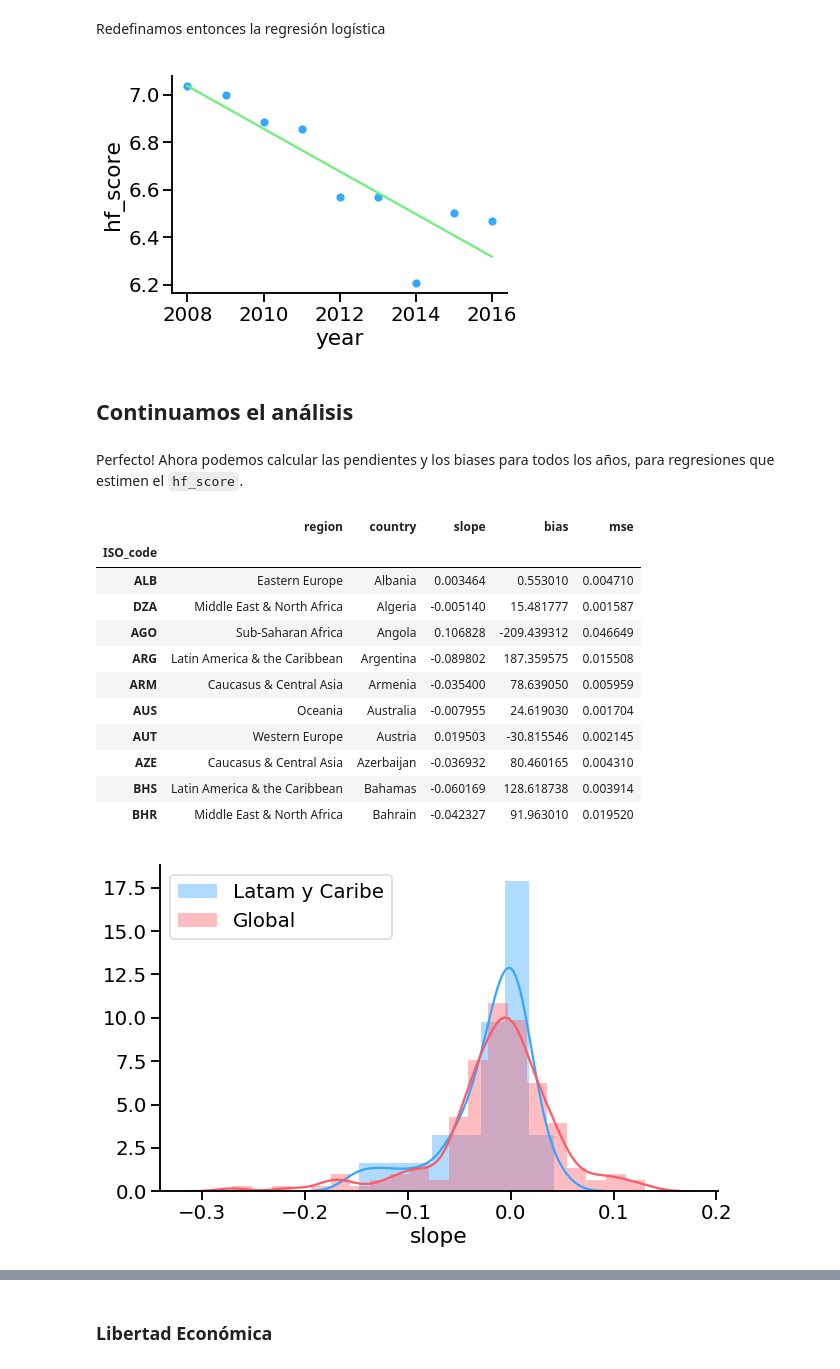
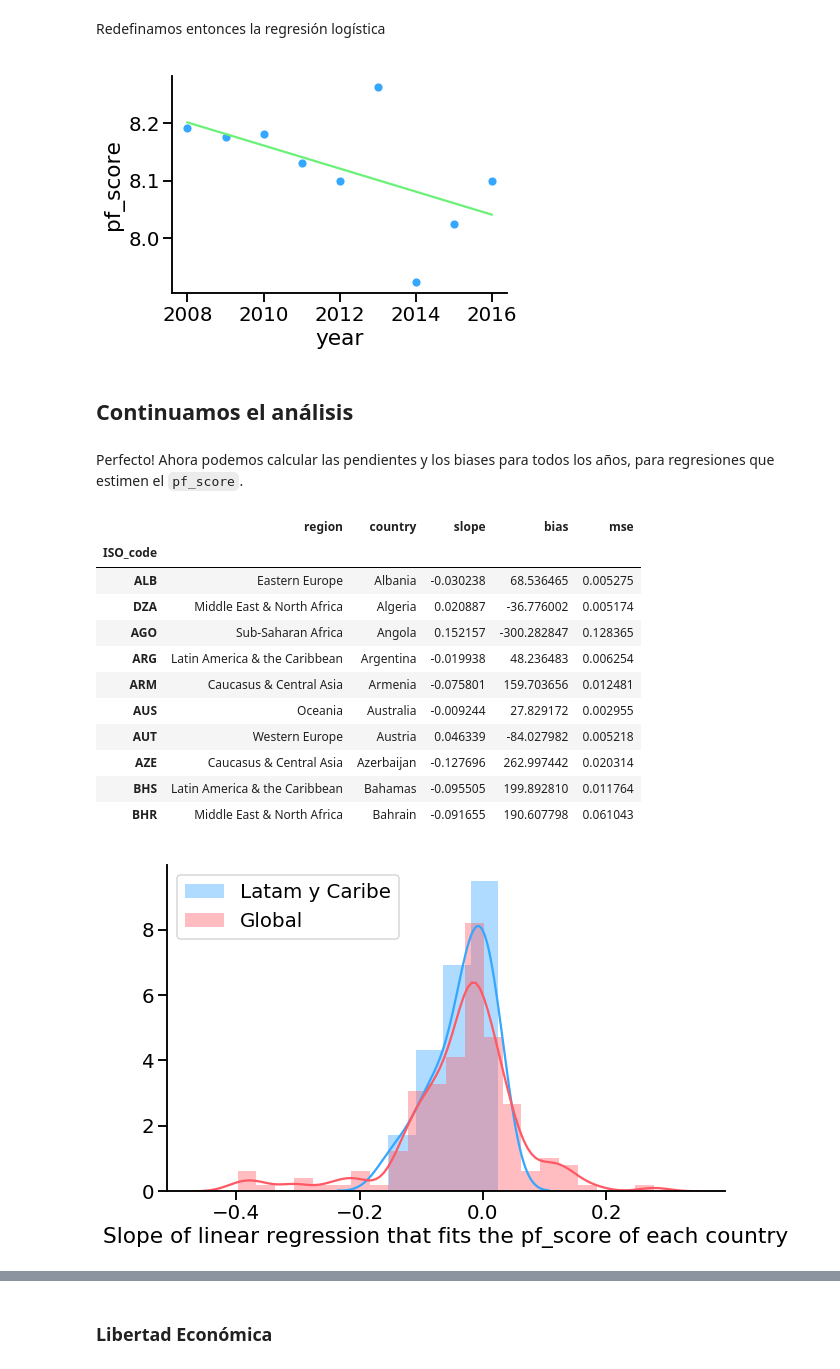
Before and after one commit to DiploDatos/AnalisisyVisualizacion, a Jupyter notebook: 03_regresion_lineal.ipynb, the cells around one changed output, grey strips where cells are left out. Drawn from its saved outputs; the diff is of its cells as text; code cells hidden in the pictures.

```diff
--- a/03_regresion_lineal.ipynb
+++ b/03_regresion_lineal.ipynb
@@ -143,9 +156,10 @@ def estimate_params(X_y, X_e):
     b = numpy.mean(X_e) - a * numpy.mean(X_y)
     return a, b
 # %%
-# Asumimos que todos los registros que tienen hf_score tienen el año.
+# Asumimos que todos los registros que tienen pf_score tienen el año.
 a, b = estimate_params(
-    dataset[(dataset.ISO_code == 'ARG') & (dataset.hf_score.notnull())].year.dropna(),
-    dataset[dataset.ISO_code == 'ARG'].hf_score)
+    dataset[(dataset.ISO_code == 'ARG') &
+            (dataset.pf_score.notnull())].year.dropna(),
+    dataset[dataset.ISO_code == 'ARG'].pf_score)
 a, b
 # %% [output]
@@ -179,15 +195,16 @@ def linear_regression(x_y, a, b):
     return a * x_y + b
 # %%
 regplot2(dataset[dataset.ISO_code == 'ARG'],
-         x='year', y='hf_score', reg_func=linear_regression, a=a, b=b)
+         x='year', y='pf_score', reg_func=linear_regression,
+         a=a, b=b)
 # %% [output]
-[figure, old version]
+[figure, new version]
 # %% [markdown]
 ## Continuamos el análisis
 # %% [markdown]
-Perfecto! Ahora podemos calcular las pendientes y los biases para todos los años, para regresiones que estimen el `hf_score`.
+Perfecto! Ahora podemos calcular las pendientes y los biases para todos los años, para regresiones que estimen el `pf_score`.
 # %%
-def build_regressions(data, x_var='year', y_var='hf_score'):
+def build_regressions(data, x_var='year', y_var='pf_score'):
     records = []
     for code in data.ISO_code.unique():
         record = [code, data[data.ISO_code == code].region.values[0],
@@ -196,7 +213,8 @@ def build_regressions(data, x_var='year', y_var='hf_score'):
         # Comprobamos que hay datos en el intervalo
         if len(y_data) <= 1:
             continue
-        x_data = data[(data.ISO_code == code) & (data[y_var].notnull())][x_var].dropna()
+        x_data = data[(data.ISO_code == code) &
+                      (data[y_var].notnull())][x_var].dropna()
         # Estimamos los parámetros
         a, b = estimate_params(x_data, y_data)
         # Calculamos el error cuadrático medio de la regresión lineal estimada
@@ -207,34 +225,36 @@ def build_regressions(data, x_var='year', y_var='hf_score'):
         # Agregamos el registro
         records.append(record)
     return pandas.DataFrame.from_records(
-        records, columns=['ISO_code', 'region', 'country', 'slope', 'bias', 'mse']
+        records, columns=['ISO_code', 'region', 'country',
+                          'slope', 'bias', 'mse']
     )
 # %%
-hf_regressions = build_regressions(dataset).set_index('ISO_code')
-hf_regressions[:10]
+pf_regressions = build_regressions(dataset).set_index('ISO_code')
+pf_regressions[:10]
 # %% [output]
 |  | region | country | slope | bias | mse |
 | ISO_code |  |  |  |  |  |
-| ALB | Eastern Europe | Albania | 0.003464 | 0.553010 | 0.004710 |
-| DZA | Middle East & North Africa | Algeria | -0.005140 | 15.481777 | 0.001587 |
-| AGO | Sub-Saharan Africa | Angola | 0.106828 | -209.439312 | 0.046649 |
-| ARG | Latin America & the Caribbean | Argentina | -0.089802 | 187.359575 | 0.015508 |
-| ARM | Caucasus & Central Asia | Armenia | -0.035400 | 78.639050 | 0.005959 |
-| AUS | Oceania | Australia | -0.007955 | 24.619030 | 0.001704 |
-| AUT | Western Europe | Austria | 0.019503 | -30.815546 | 0.002145 |
-| AZE | Caucasus & Central Asia | Azerbaijan | -0.036932 | 80.460165 | 0.004310 |
-| BHS | Latin America & the Caribbean | Bahamas | -0.060169 | 128.618738 | 0.003914 |
-| BHR | Middle East & North Africa | Bahrain | -0.042327 | 91.963010 | 0.019520 |
+| ALB | Eastern Europe | Albania | -0.030238 | 68.536465 | 0.005275 |
+| DZA | Middle East & North Africa | Algeria | 0.020887 | -36.776002 | 0.005174 |
+| AGO | Sub-Saharan Africa | Angola | 0.152157 | -300.282847 | 0.128365 |
+| ARG | Latin America & the Caribbean | Argentina | -0.019938 | 48.236483 | 0.006254 |
+| ARM | Caucasus & Central Asia | Armenia | -0.075801 | 159.703656 | 0.012481 |
+| AUS | Oceania | Australia | -0.009244 | 27.829172 | 0.002955 |
+| AUT | Western Europe | Austria | 0.046339 | -84.027982 | 0.005218 |
+| AZE | Caucasus & Central Asia | Azerbaijan | -0.127696 | 262.997442 | 0.020314 |
+| BHS | Latin America & the Caribbean | Bahamas | -0.095505 | 199.892810 | 0.011764 |
+| BHR | Middle East & North Africa | Bahrain | -0.091655 | 190.607798 | 0.061043 |
 # %%
 plt.figure(figsize=(10,6))
 seaborn.distplot(
-    hf_regressions[hf_regressions.region == 'Latin America & the Caribbean'].slope,
+    pf_regressions[pf_regressions.region == 'Latin America & the Caribbean'].slope,
     color=BLUE, label='Latam y Caribe')
-seaborn.distplot(hf_regressions.slope, color=RED, label='Global')
+seaborn.distplot(pf_regressions.slope, color=RED, label='Global')
+plt.xlabel('Slope of linear regression that fits the pf_score of each country')
 plt.legend()
 seaborn.despine()
 # %% [output]
-[figure, old version]
+[figure, new version]
 # %%
 def plot_regressions(regressions):
     plt.figure(figsize=(10,6))
```
Also changed, not shown: parts of 20 cells of this notebook.
